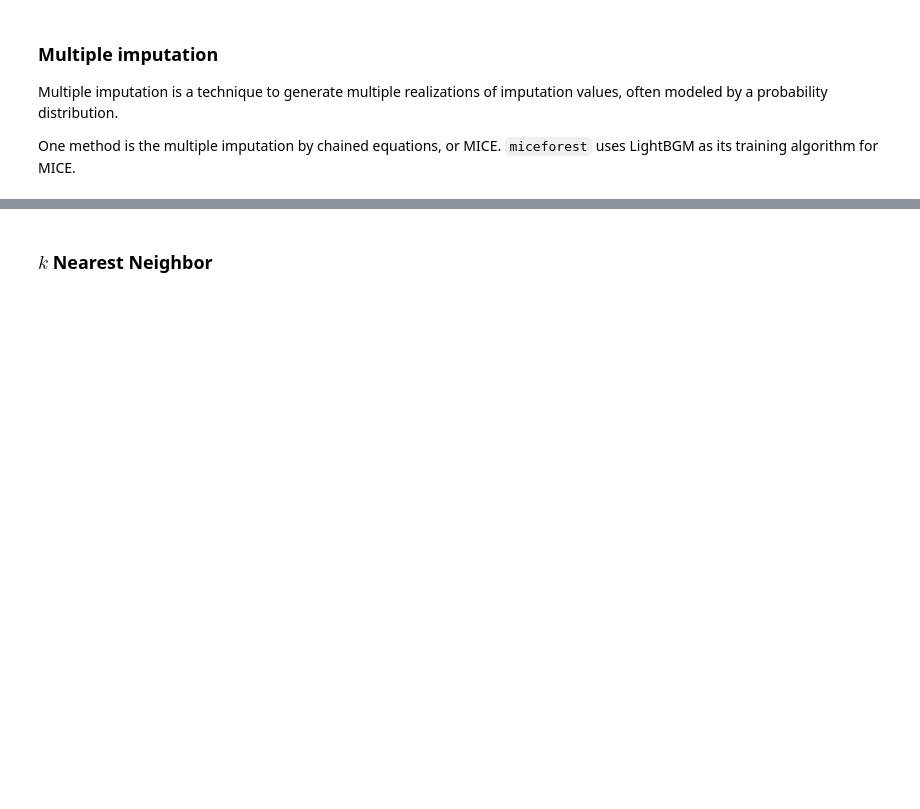
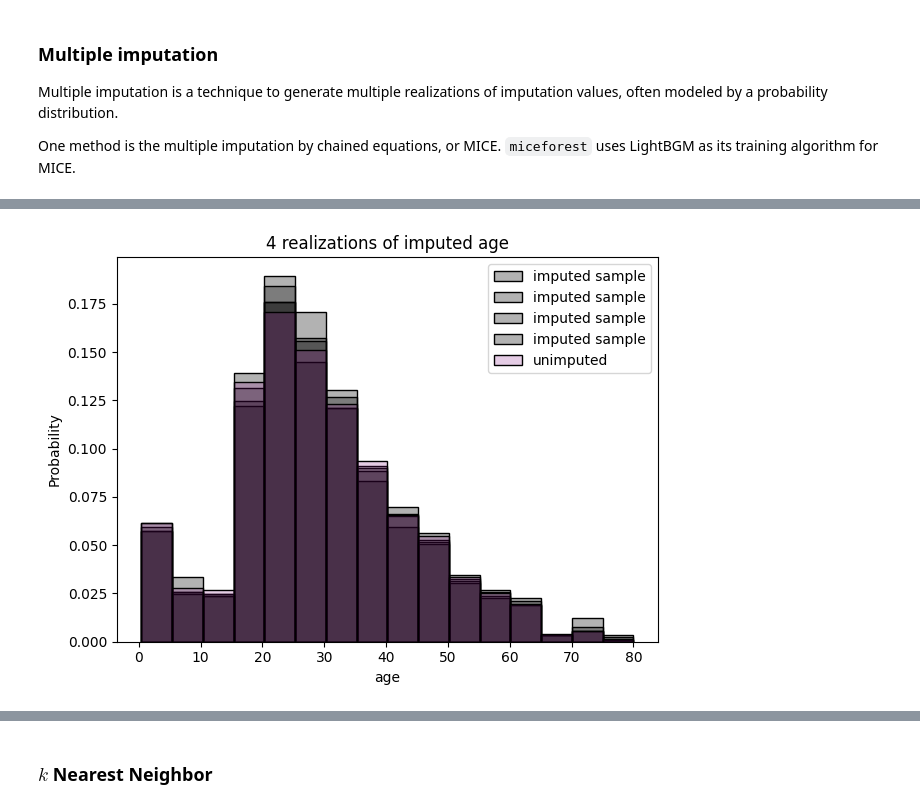
Before and after one commit to caranugent/DE300, a Jupyter notebook: _sources/notes/03-missing-data-class.ipynb, the cells around one changed output, grey strips where cells are left out. Cells and saved outputs as stored; diff of their text form; code cells hidden in the pictures; blank space fills up the shorter version.

```diff
--- a/_sources/notes/03-missing-data-class.ipynb
+++ b/_sources/notes/03-missing-data-class.ipynb
@@ -139,3 +161,4 @@ kernel = mf.ImputationKernel(
 # %%
 # retrieve completed data
-titanic_mf =
+titanic_mf = kernel.complete_data
+titanic_mf
@@ -155,6 +187,16 @@ def plot_hist(kernel, completed_titanic, original_titanic, num_plot):
     plt.legend()
     plt.tight_layout()
     plt.show()
+# %%
+# retrieving each imputed dataset (recall that M in MICE means multiple)
+import matplotlib.pyplot as plt
+
+plot_hist(kernel=kernel,
+          completed_titanic=titanic_mf,
+          original_titanic=titanic,
+          num_plot=4)
+# %% [output]
+[figure, added]
 # %%
 # comparing the original and imputed dataset
 fig, ax = plt.subplots(ncols=5)
```
Also changed, not shown: parts of 12 cells of this notebook.
